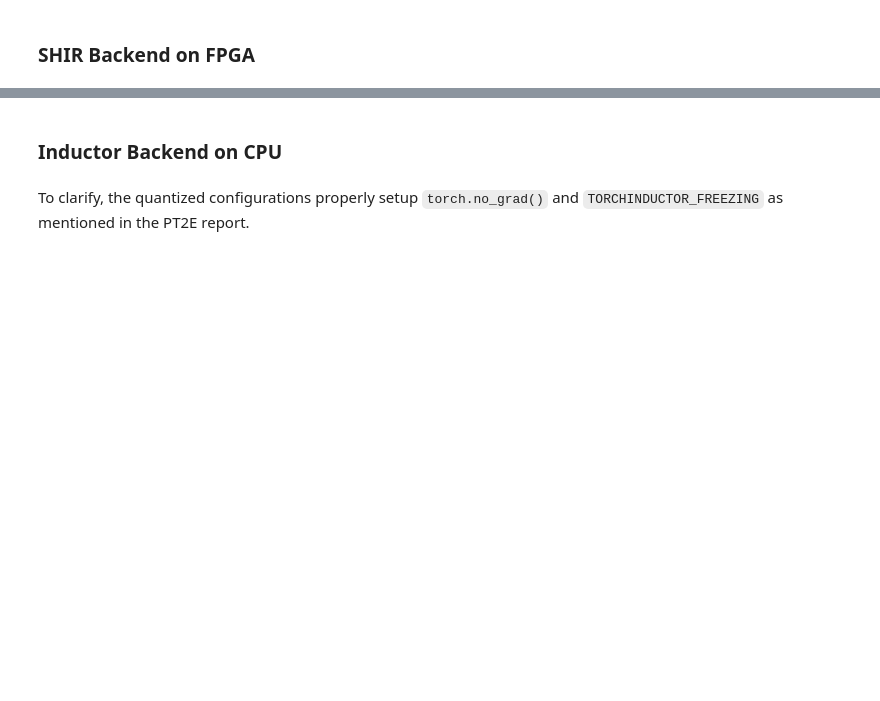
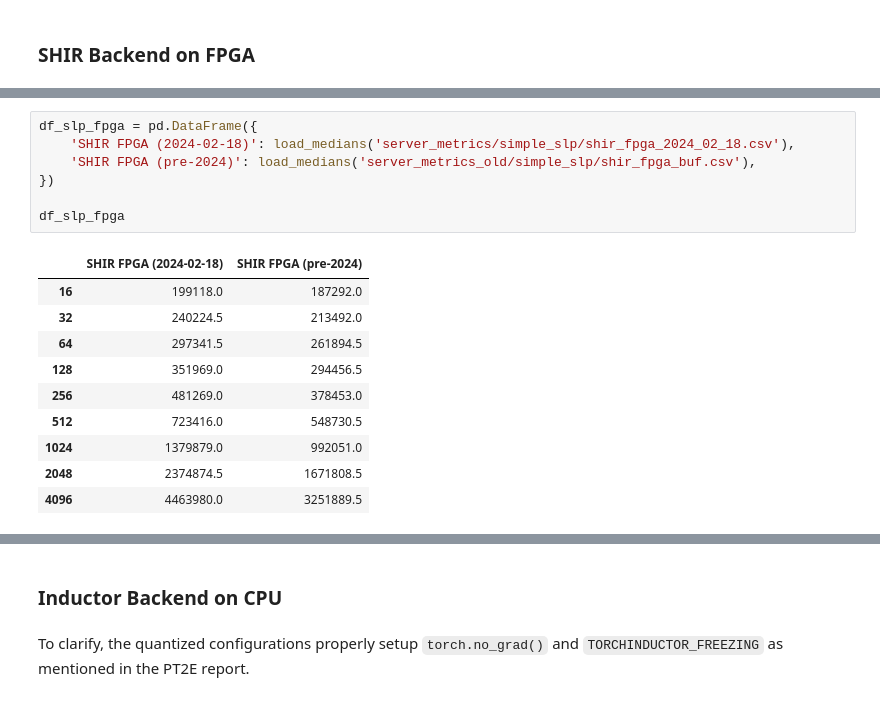
Before and after one commit to plankp/pytorch-shir, a Jupyter notebook: diagrams/perf_report.ipynb, the cells around one changed output, grey strips where cells are left out. Drawn from its saved outputs; the diff is of its cells as text; blank space fills up the shorter version.

```diff
--- a/diagrams/perf_report.ipynb
+++ b/diagrams/perf_report.ipynb
@@ -85,0 +86,18 @@ for container in ax.containers:
+# %%
+df_slp_fpga = pd.DataFrame({
+    'SHIR FPGA (2024-02-18)': load_medians('server_metrics/simple_slp/shir_fpga_2024_02_18.csv'),
+    'SHIR FPGA (pre-2024)': load_medians('server_metrics_old/simple_slp/shir_fpga_buf.csv'),
+})
+
+df_slp_fpga
+# %% [output]
+|  | SHIR FPGA (2024-02-18) | SHIR FPGA (pre-2024) |
+| 16 | 199118.0 | 187292.0 |
+| 32 | 240224.5 | 213492.0 |
+| 64 | 297341.5 | 261894.5 |
+| 128 | 351969.0 | 294456.5 |
+| 256 | 481269.0 | 378453.0 |
+| 512 | 723416.0 | 548730.5 |
+| 1024 | 1379879.0 | 992051.0 |
+| 2048 | 2374874.5 | 1671808.5 |
+| 4096 | 4463980.0 | 3251889.5 |
```
Also changed, not shown: parts of 9 cells of this notebook, 3 other files.
